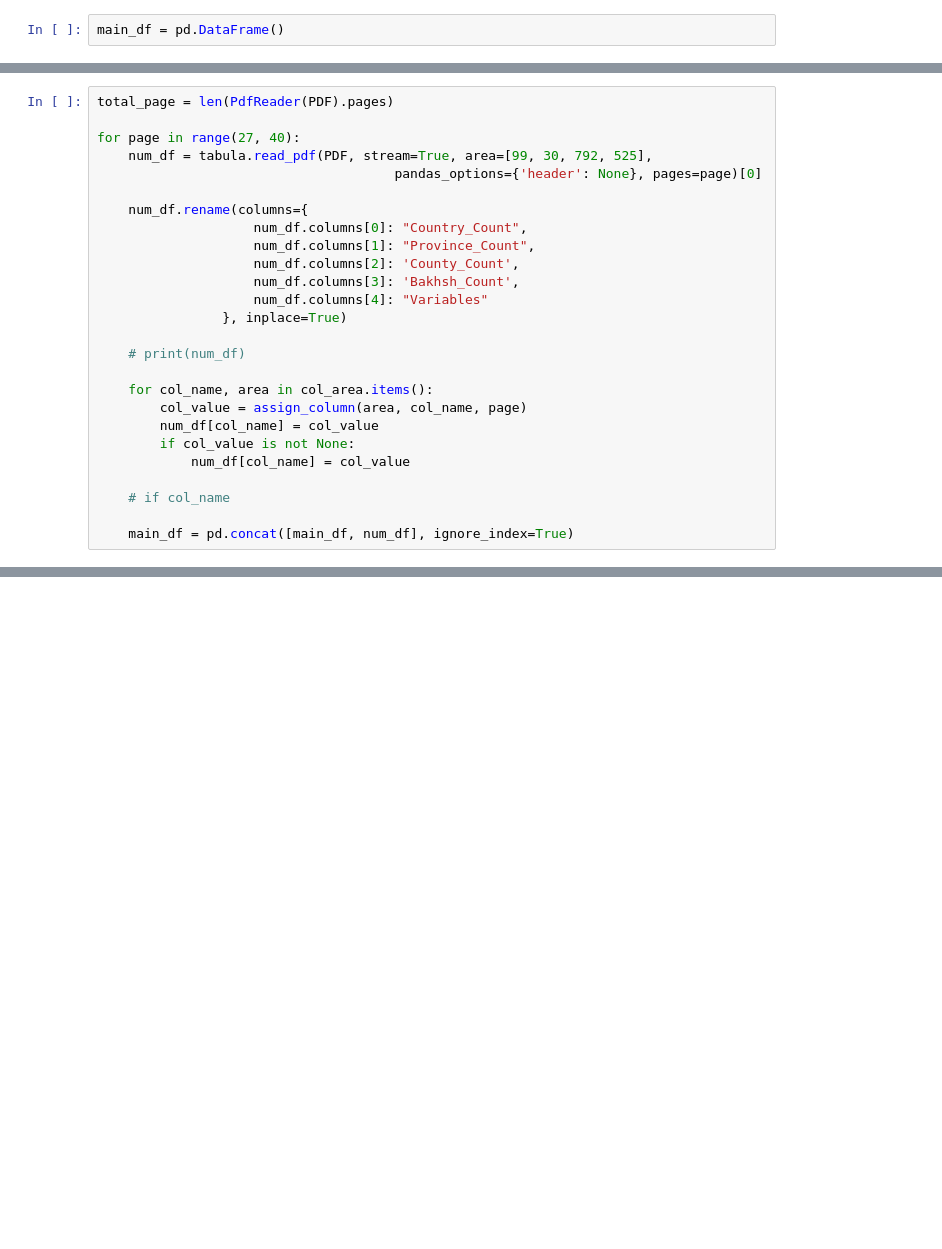
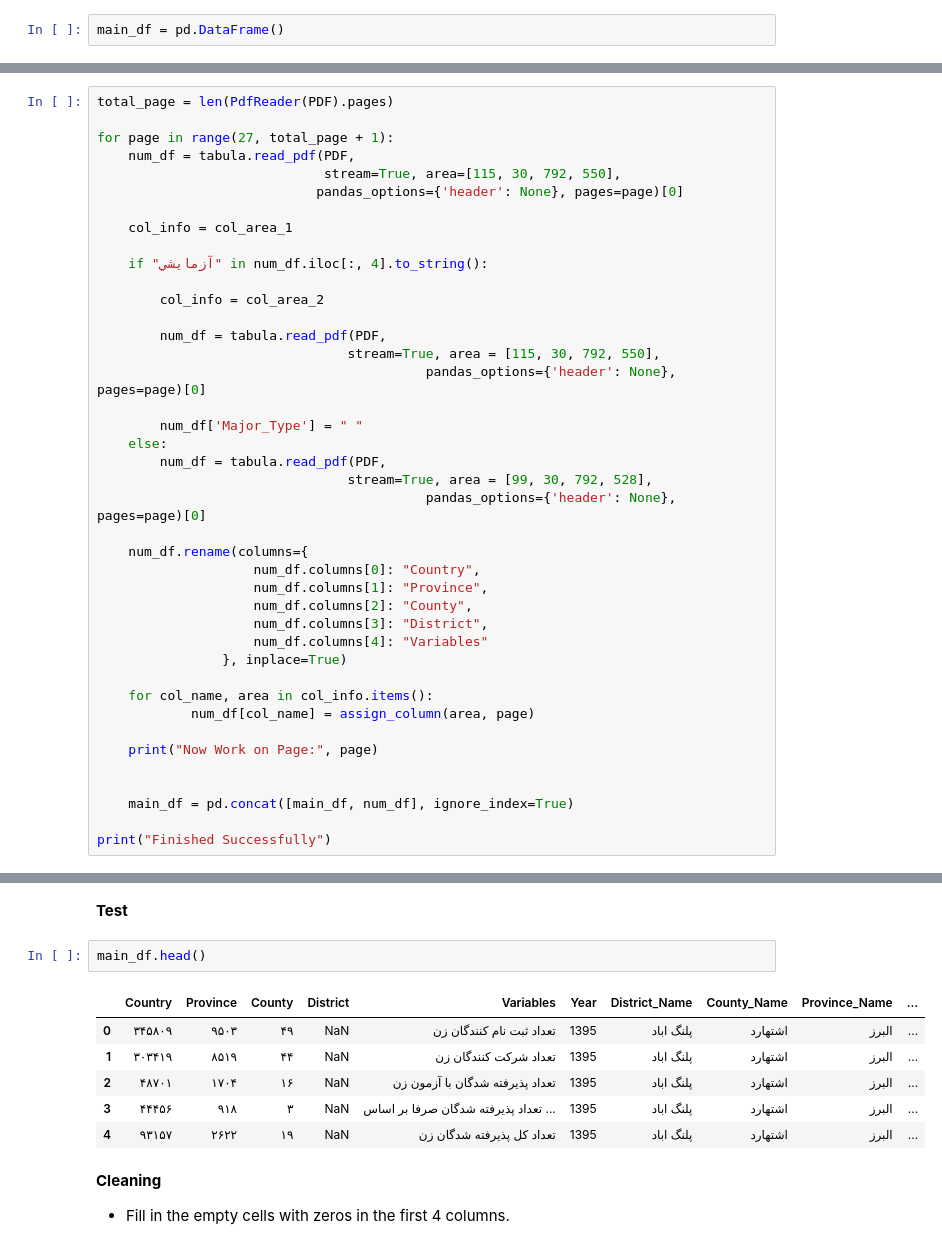
Before and after one commit to Mahan-Rezaeiii/Digitization-Document-II, a Jupyter notebook: 1.CODE/main.ipynb, the cells around one changed output, grey strips where cells are left out. Drawn from its saved outputs; the diff is of its cells as text; blank space fills up the shorter version.

```diff
--- a/1.CODE/main.ipynb
+++ b/1.CODE/main.ipynb
@@ -39,26 +78,41 @@ def assign_column(area, col_name, page):
 # %%
 total_page = len(PdfReader(PDF).pages)
 
-for page in range(27, 40):
-    num_df = tabula.read_pdf(PDF, stream=True, area=[99, 30, 792, 525],
-                                      pandas_options={'header': None}, pages=page)[0]
+for page in range(27, total_page + 1):
+    num_df = tabula.read_pdf(PDF,
+                             stream=True, area=[115, 30, 792, 550],
+                            pandas_options={'header': None}, pages=page)[0]
+
+    col_info = col_area_1
+
+    if "آزمايشي" in num_df.iloc[:, 4].to_string():
+
+        col_info = col_area_2
+
+        num_df = tabula.read_pdf(PDF,
+                                stream=True, area = [115, 30, 792, 550],
+                                          pandas_options={'header': None}, pages=page)[0]
+
+        num_df['Major_Type'] = " "
+    else:
+        num_df = tabula.read_pdf(PDF,
+                                stream=True, area = [99, 30, 792, 528],
+                                          pandas_options={'header': None}, pages=page)[0]
 
     num_df.rename(columns={
-                    num_df.columns[0]: "Country_Count",
-                    num_df.columns[1]: "Province_Count",
-                    num_df.columns[2]: 'County_Count',
-                    num_df.columns[3]: 'Bakhsh_Count',
+                    num_df.columns[0]: "Country",
+                    num_df.columns[1]: "Province",
+                    num_df.columns[2]: "County",
+                    num_df.columns[3]: "District",
                     num_df.columns[4]: "Variables"
                 }, inplace=True)
 
-    # print(num_df)
+    for col_name, area in col_info.items():
+            num_df[col_name] = assign_column(area, page)
 
-    for col_name, area in col_area.items():
-        col_value = assign_column(area, col_name, page)
-        num_df[col_name] = col_value
-        if col_value is not None:
-            num_df[col_name] = col_value
+    print("Now Work on Page:", page)
 
-    # if col_name
 
     main_df = pd.concat([main_df, num_df], ignore_index=True)
+
+print("Finished Successfully")
@@ -87,0 +137,15 @@ print(main_df["Major_Type"].unique())
+# %% [markdown]
+**Test**
+# %%
+main_df.head()
+# %% [output]
+|  | Country | Province | County | District | Variables | Year | District_Name | County_Name | Province_Name | ... |
+| 0 | ٣۴۵٨٠٩ | ٩۵٠٣ | ۴٩ | NaN | تعداد ثبت نام کنندگان زن | 1395 | پلنگ اباد | اشتھارد | البرز | ... |
+| 1 | ٣٠٣۴١٩ | ٨۵١٩ | ۴۴ | NaN | تعداد شرکت کنندگان زن | 1395 | پلنگ اباد | اشتھارد | البرز | ... |
+| 2 | ۴٨٧٠١ | ١٧٠۴ | ١۶ | NaN | تعداد پذيرفته شدگان با آزمون زن | 1395 | پلنگ اباد | اشتھارد | البرز | ... |
+| 3 | ۴۴۴۵۶ | ٩١٨ | ٣ | NaN | تعداد پذيرفته شدگان صرفا بر اساس ... | 1395 | پلنگ اباد | اشتھارد | البرز | ... |
+| 4 | ٩٣١۵٧ | ٢۶٢٢ | ١٩ | NaN | تعداد کل پذيرفته شدگان زن | 1395 | پلنگ اباد | اشتھارد | البرز | ... |
+# %% [markdown]
+**Cleaning**
+
+- Fill in the empty cells with zeros in the first 4 columns.
```
Also changed, not shown: parts of 15 cells of this notebook.
